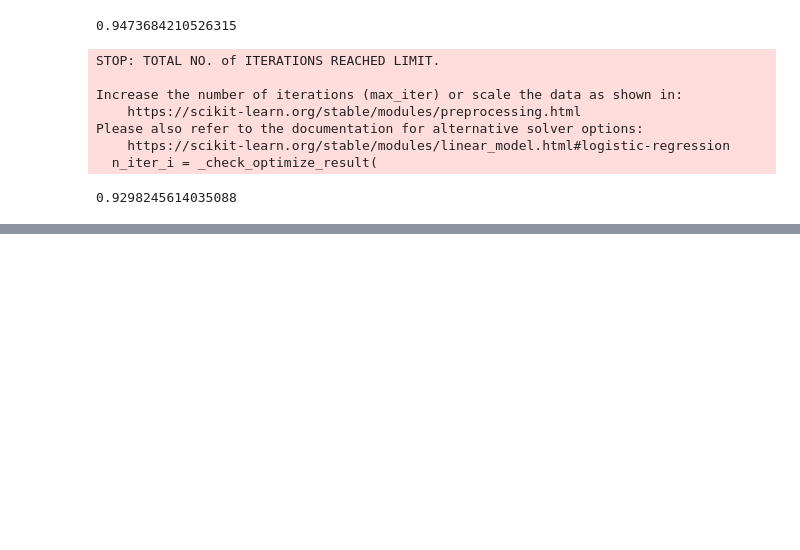
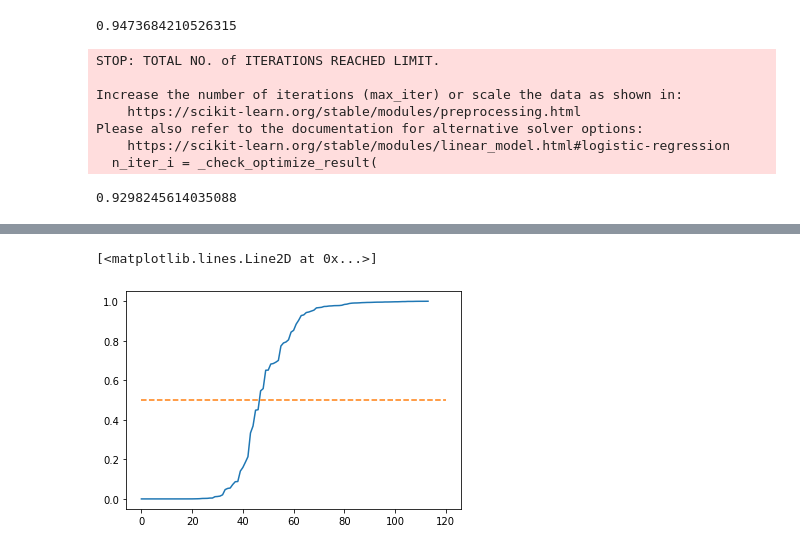
Before and after one commit to ducksfrogs/udemyScipy, a Jupyter notebook: logi.ipynb, the cells around one changed output, grey strips where cells are left out. Drawn from its saved outputs; the diff is of its cells as text; code cells hidden in the pictures; blank space fills up the shorter version.

```diff
--- a/logi.ipynb
+++ b/logi.ipynb
@@ -94,0 +101,9 @@ ddddddddddddddddc
+# %%
+def sigmoid(x):
+    return 1 / (1 + np.exp(-x))
+
+plt.plot(sigmoid(sorted_va))
+plt.plot([0,120], [0.5, 0.5], linestyle='--')
+# %% [output]
+[<matplotlib.lines.Line2D at 0x...>]
+[figure, added]
```
Also changed, not shown: parts of 4 cells of this notebook, 2 other files.
